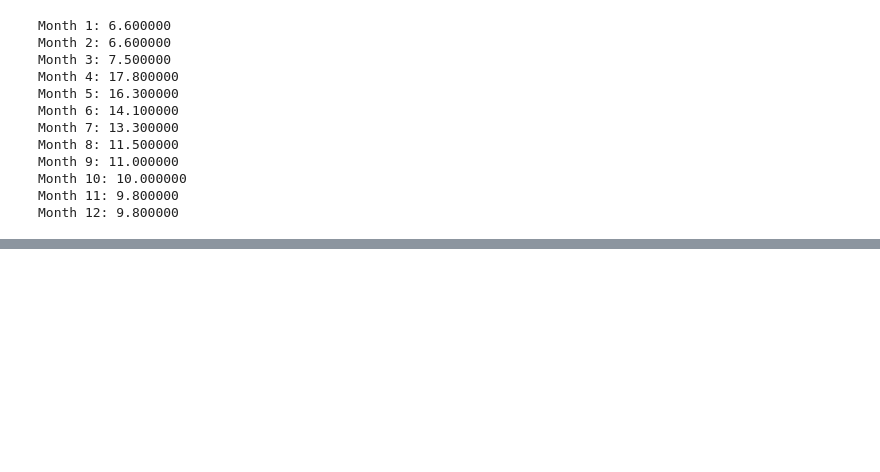
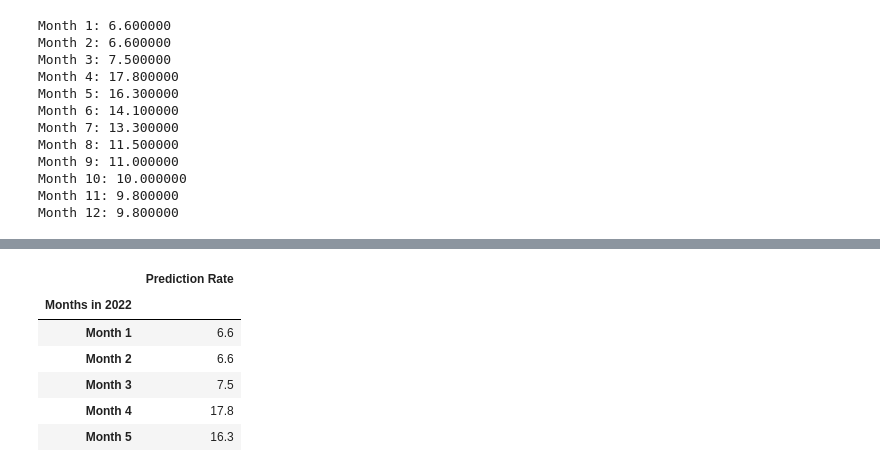
Before and after one commit to echoqshen/Final_project, a Jupyter notebook: Arima_Test_1.ipynb, the cells around one changed output, grey strips where cells are left out. Saved outputs shown, nothing was run; the diff lists cells and outputs as text; code cells hidden in the pictures; blank space fills up the shorter version.

```diff
--- a/Arima_Test_1.ipynb
+++ b/Arima_Test_1.ipynb
@@ -244,0 +281,12 @@ Month 12: 9.800000
+# %%
+df.rename(columns={ df.columns[0]: "Prediction Rate" }, inplace = True)
+# %%
+df.head()
+# %% [output]
+|  | Prediction Rate |
+| Months in 2022 |  |
+| Month 1 | 6.6 |
+| Month 2 | 6.6 |
+| Month 3 | 7.5 |
+| Month 4 | 17.8 |
+| Month 5 | 16.3 |
```
Also changed, not shown: parts of 9 cells of this notebook, 1 other file.
